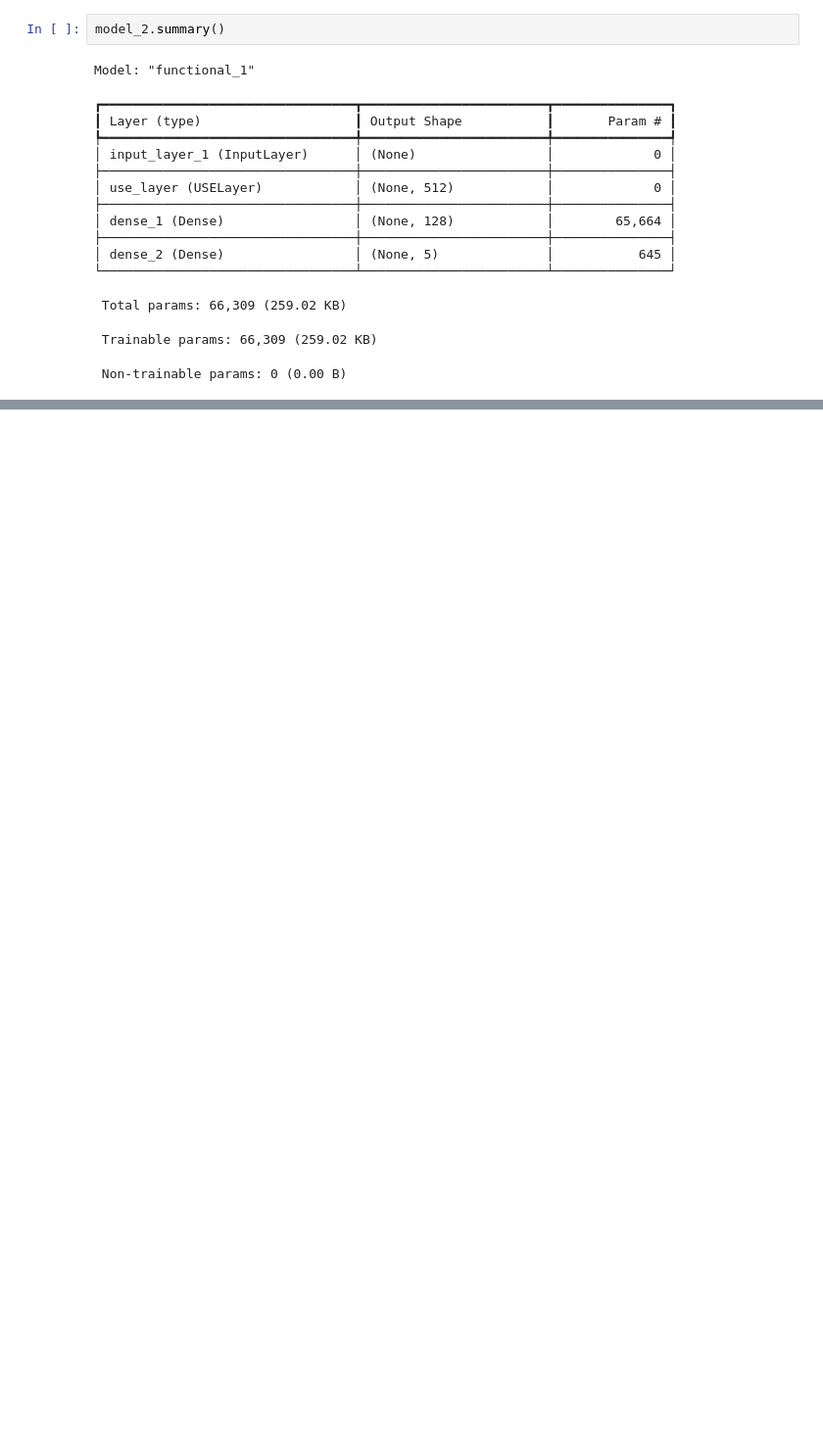
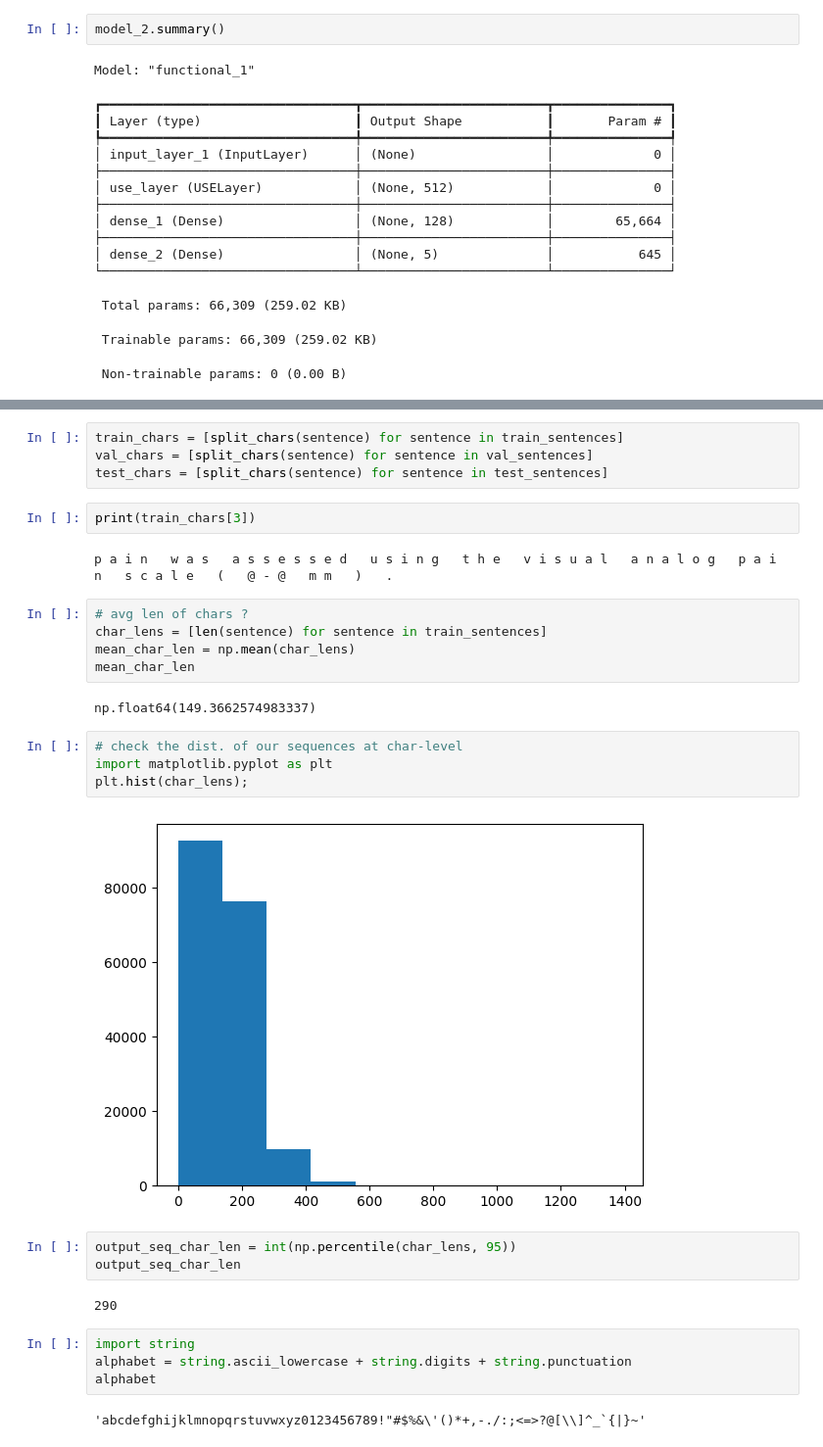
Before and after one commit to Ayu-sshhhhh/SkimLit, a Jupyter notebook: SkimLit.ipynb, the cells around one changed output, grey strips where cells are left out. Shown at 98% size. Drawn from its saved outputs; the diff is of its cells as text; blank space fills up the shorter version.

Commit message:
model 3 : Conv1D with char embeddings

```diff
--- a/SkimLit.ipynb
+++ b/SkimLit.ipynb
@@ -571,0 +581,32 @@ model_2_results
+# %%
+train_chars = [split_chars(sentence) for sentence in train_sentences]
+val_chars = [split_chars(sentence) for sentence in val_sentences]
+test_chars = [split_chars(sentence) for sentence in test_sentences]
+# %%
+print(train_chars[3])
+# %% [output]
+p a i n   w a s   a s s e s s e d   u s i n g   t h e   v i s u a l   a n a l o g   p a i n   s c a l e   (   @ - @   m m   )   .
+# %%
+# avg len of chars ?
+char_lens = [len(sentence) for sentence in train_sentences]
+mean_char_len = np.mean(char_lens)
+mean_char_len
+# %% [output]
+np.float64(149.3662574983337)
+# %%
+# check the dist. of our sequences at char-level
+import matplotlib.pyplot as plt
+plt.hist(char_lens);
+# %% [output]
+[figure, added]
+# %%
+output_seq_char_len = int(np.percentile(char_lens, 95))
+output_seq_char_len
+# %% [output]
+290
+# %%
+import string
+alphabet = string.ascii_lowercase + string.digits + string.punctuation
+alphabet
+# %% [output]
+'abcdefghijklmnopqrstuvwxyz0123456789!"#$%&\'()*+,-./:;<=>?@[\\]^_`{|}~'
```
Also changed, not shown: parts of 28 cells of this notebook.
